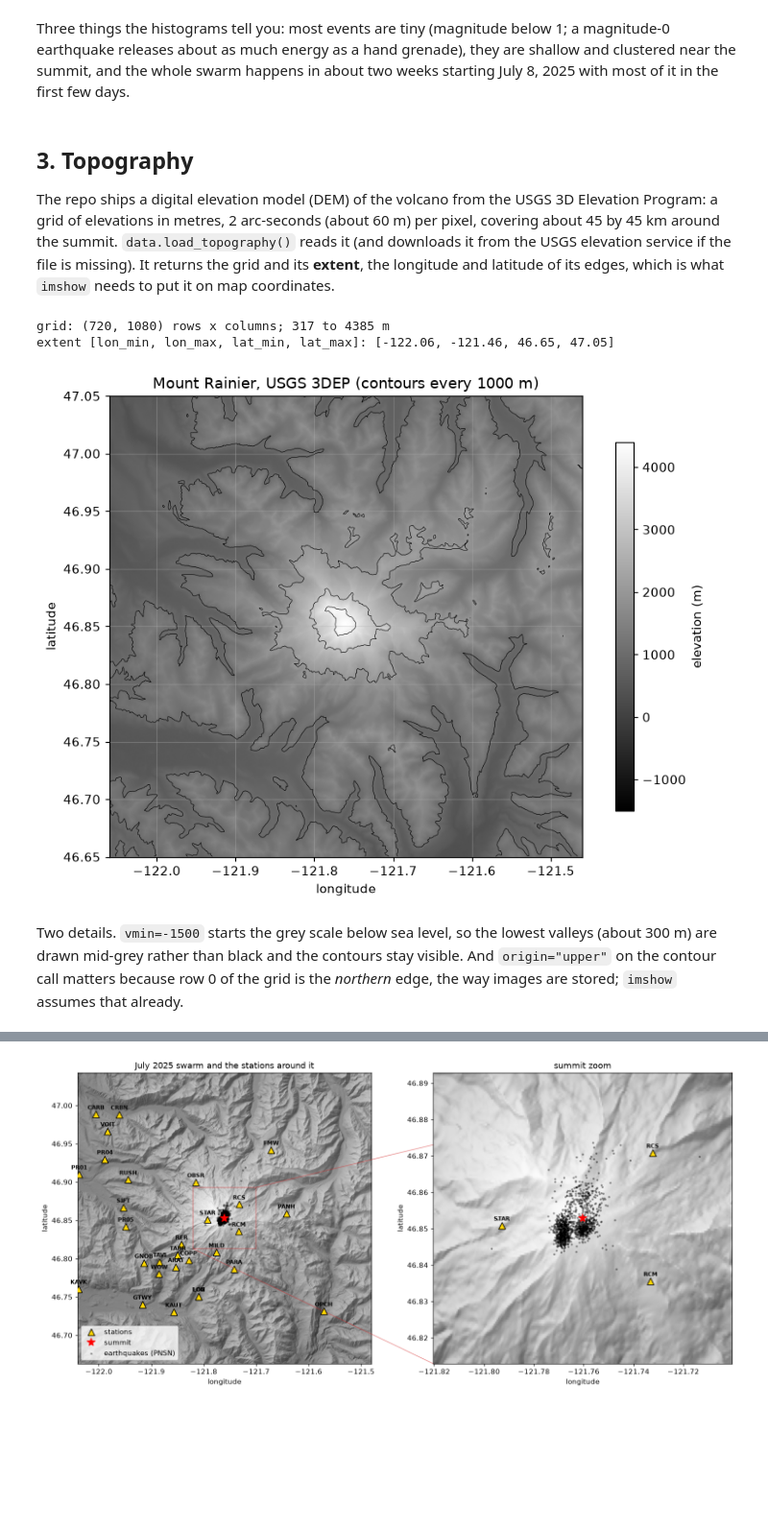
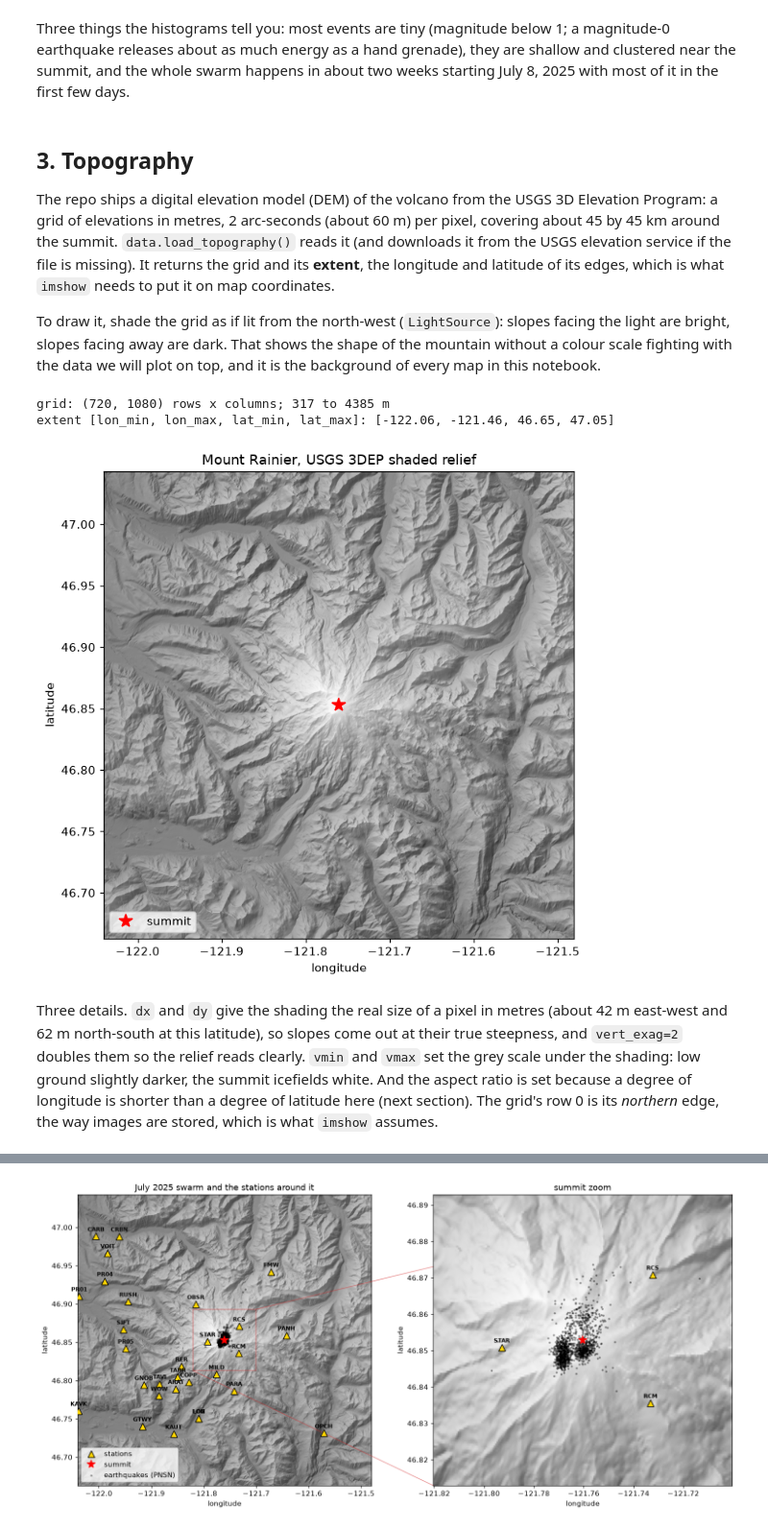
Before and after one commit to mhemmett/rainier-sws-tutorials, a Jupyter notebook: notebooks/02_data_catalogs_and_maps.ipynb, the cells around one changed output, grey strips where cells are left out. Shown at 96% size. Saved outputs shown, nothing was run; the diff lists cells and outputs as text; code cells hidden in the pictures; blank space fills up the shorter version.

```diff
--- a/notebooks/02_data_catalogs_and_maps.ipynb
+++ b/notebooks/02_data_catalogs_and_maps.ipynb
@@ -157,24 +157,36 @@ Three things the histograms tell you: most events are tiny (magnitude below 1; a
 ## 3. Topography
 
 The repo ships a digital elevation model (DEM) of the volcano from the USGS 3D Elevation Program: a grid of elevations in metres, 2 arc-seconds (about 60 m) per pixel, covering about 45 by 45 km around the summit. `data.load_topography()` reads it (and downloads it from the USGS elevation service if the file is missing). It returns the grid and its **extent**, the longitude and latitude of its edges, which is what `imshow` needs to put it on map coordinates.
+
+To draw it, shade the grid as if lit from the north-west (`LightSource`): slopes facing the light are bright, slopes facing away are dark. That shows the shape of the mountain without a colour scale fighting with the data we will plot on top, and it is the background of every map in this notebook.
 # %%
+from matplotlib.colors import LightSource
+
 elev, extent = data.load_topography()
 print("grid:", elev.shape, "rows x columns;", f"{elev.min():.0f} to {elev.max():.0f} m")
 print("extent [lon_min, lon_max, lat_min, lat_max]:", [round(x, 2) for x in extent])
 
-fig, ax = plt.subplots(figsize=(8, 6))
-im = ax.imshow(elev, extent=extent, cmap="gray", vmin=-1500, vmax=4400)
-ax.contour(elev, levels=np.arange(1000, 4500, 1000), extent=extent, origin="upper", colors="k", linewidths=0.4)
-ax.set_aspect(1 / np.cos(np.deg2rad(46.85)))
-fig.colorbar(im, ax=ax, label="elevation (m)", shrink=0.8)
-ax.set_xlabel("longitude"); ax.set_ylabel("latitude"); ax.set_title("Mount Rainier, USGS 3DEP (contours every 1000 m)")
+summit = (46.8529, -121.7604)
+# metres per pixel, so the shading's slopes are real slopes
+dx = (extent[1] - extent[0]) / elev.shape[1] * 111.32e3 * np.cos(np.deg2rad(summit[0]))
+dy = (extent[3] - extent[2]) / elev.shape[0] * 111.32e3
+relief = LightSource(azdeg=315, altdeg=45).shade(elev, cmap=plt.cm.gray, vmin=-2000, vmax=5000,
+                                                 blend_mode="soft", vert_exag=2, dx=dx, dy=dy)
+
+fig, ax = plt.subplots(figsize=(7, 6.5))
+ax.imshow(relief, extent=extent)
+ax.plot(summit[1], summit[0], "r*", ms=12, label="summit")
+ax.set_xlim(summit[1] - 0.28, summit[1] + 0.28); ax.set_ylim(summit[0] - 0.19, summit[0] + 0.19)
+ax.set_aspect(1 / np.cos(np.deg2rad(summit[0])))
+ax.set_xlabel("longitude"); ax.set_ylabel("latitude"); ax.grid(False); ax.legend(loc="lower left")
+ax.set_title("Mount Rainier, USGS 3DEP shaded relief")
 plt.tight_layout()
 # %% [output]
 grid: (720, 1080) rows x columns; 317 to 4385 m
 extent [lon_min, lon_max, lat_min, lat_max]: [-122.06, -121.46, 46.65, 47.05]
-[figure, old version]
+[figure, new version]
 # %% [markdown]
-Two details. `vmin=-1500` starts the grey scale below sea level, so the lowest valleys (about 300 m) are drawn mid-grey rather than black and the contours stay visible. And `origin="upper"` on the contour call matters because row 0 of the grid is the *northern* edge, the way images are stored; `imshow` assumes that already.
+Three details. `dx` and `dy` give the shading the real size of a pixel in metres (about 42 m east-west and 62 m north-south at this latitude), so slopes come out at their true steepness, and `vert_exag=2` doubles them so the relief reads clearly. `vmin` and `vmax` set the grey scale under the shading: low ground slightly darker, the summit icefields white. And the aspect ratio is set because a degree of longitude is shorter than a degree of latitude here (next section). The grid's row 0 is its *northern* edge, the way images are stored, which is what `imshow` assumes.
 # %% [markdown]
 ## 4. Map it
 
```
Also changed, not shown: parts of 3 cells of this notebook.
